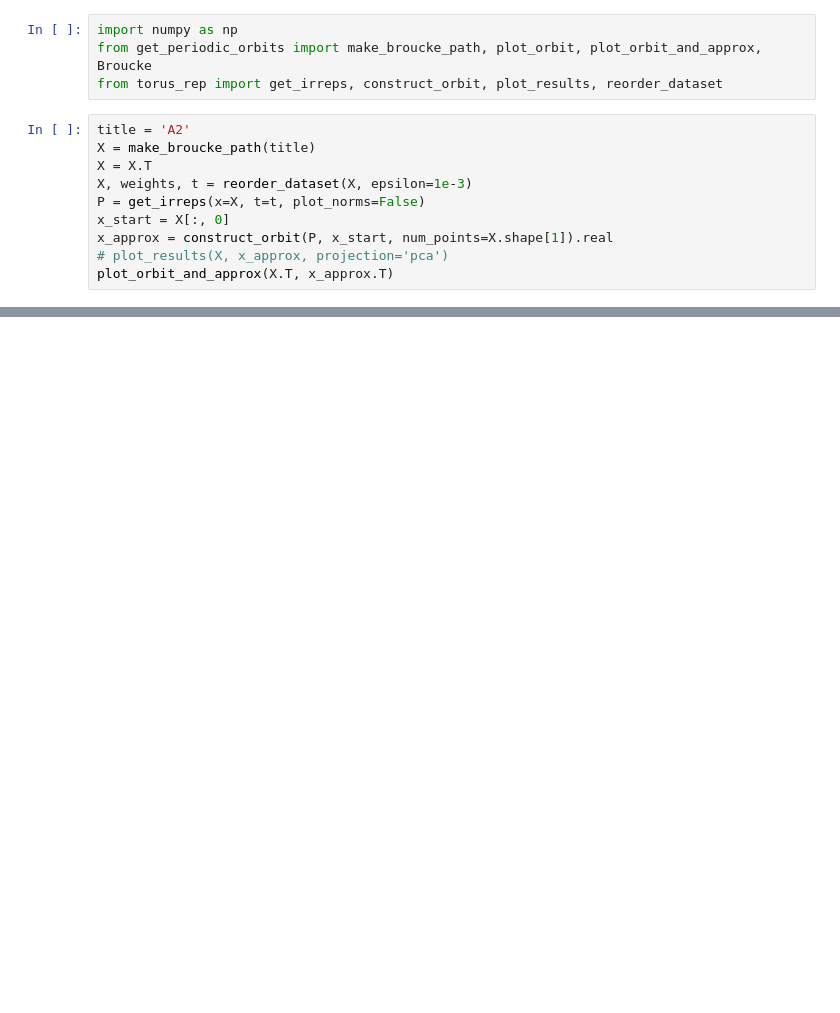
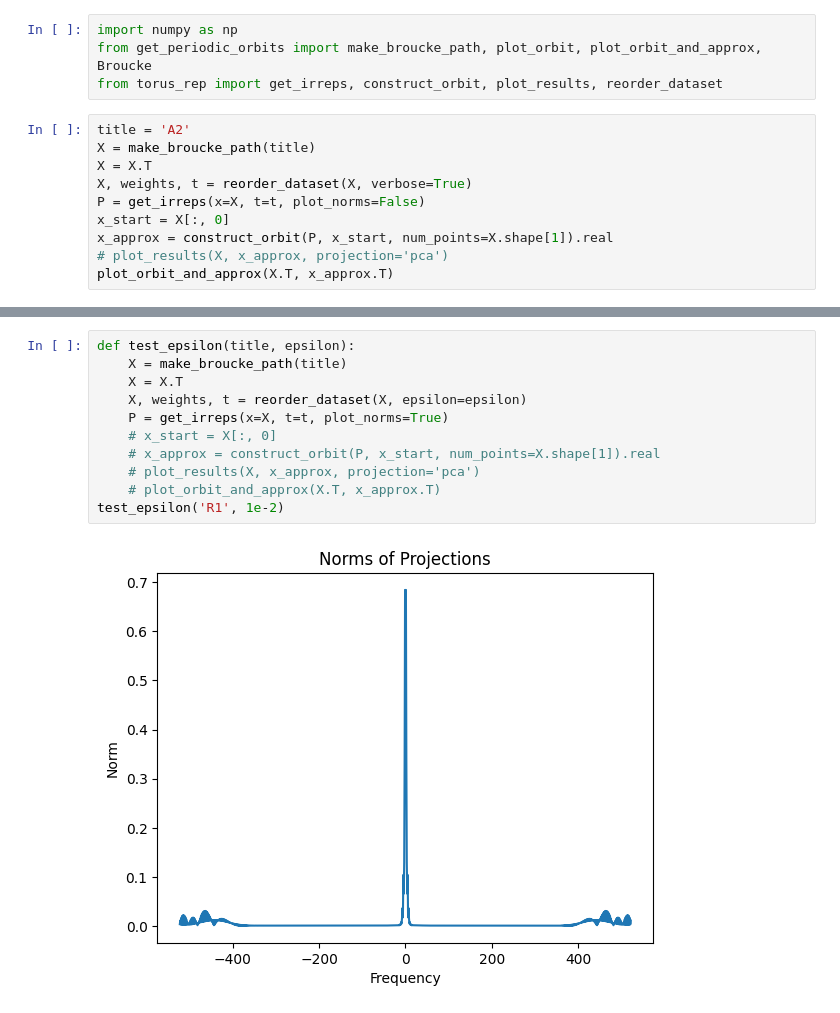
Before and after one commit to jetabery/lie-pca, a Jupyter notebook: lie-3bp.ipynb, the cells around one changed output, grey strips where cells are left out. Cells and saved outputs as stored; diff of their text form; blank space fills up the shorter version.

Commit message:
update epsilon computation method; minor updates

```diff
--- a/lie-3bp.ipynb
+++ b/lie-3bp.ipynb
@@ -6,7 +6,7 @@ from torus_rep import get_irreps, construct_orbit, plot_results, reorder_dataset
 title = 'A2'
 X = make_broucke_path(title)
 X = X.T
-X, weights, t = reorder_dataset(X, epsilon=1e-3)
+X, weights, t = reorder_dataset(X, verbose=True)
 P = get_irreps(x=X, t=t, plot_norms=False)
 x_start = X[:, 0]
 x_approx = construct_orbit(P, x_start, num_points=X.shape[1]).real
@@ -16 +17,14 @@ plot_orbit_and_approx(X.T, x_approx.T)
 [figure]
+# %%
+def test_epsilon(title, epsilon):
+    X = make_broucke_path(title)
+    X = X.T
+    X, weights, t = reorder_dataset(X, epsilon=epsilon)
+    P = get_irreps(x=X, t=t, plot_norms=True)
+    # x_start = X[:, 0]
+    # x_approx = construct_orbit(P, x_start, num_points=X.shape[1]).real
+    # plot_results(X, x_approx, projection='pca')
+    # plot_orbit_and_approx(X.T, x_approx.T)
+test_epsilon('R1', 1e-2)
+# %% [output]
+[figure, added]
```
Also changed, not shown: parts of 1 cell of this notebook, 2 other files.
